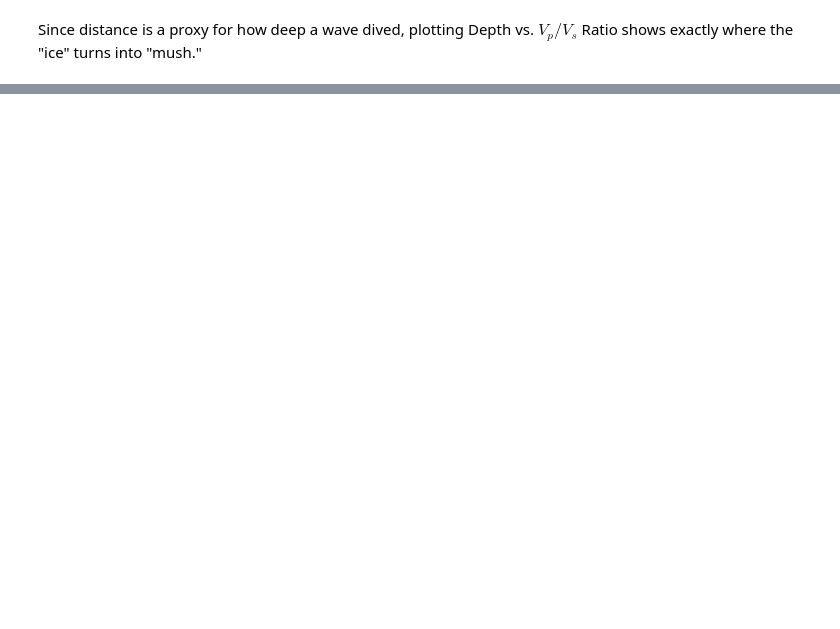
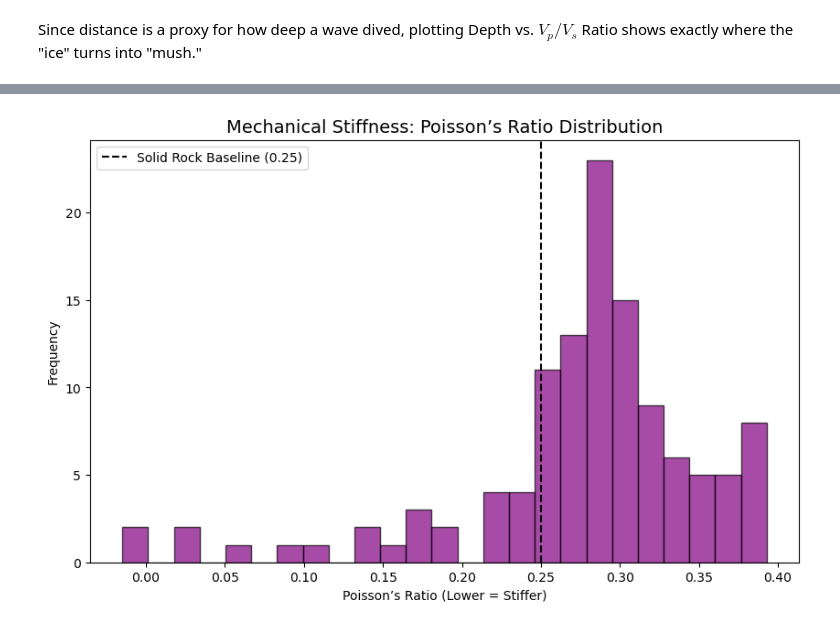
Before and after one commit to GPGN268/SP2026-FP08-Insight-Mission, a Jupyter notebook: depth_profile_analysis.ipynb, the cells around one changed output, grey strips where cells are left out. Cells and saved outputs as stored; diff of their text form; code cells hidden in the pictures; blank space fills up the shorter version.

```diff
--- a/depth_profile_analysis.ipynb
+++ b/depth_profile_analysis.ipynb
@@ -35,0 +70,17 @@ plt.show()
+# %%
+# Calculate Poisson's Ratio
+seismic_df['Poisson_Ratio'] = ((seismic_df['Vp_Vs_Ratio']**2) - 2) / (2 * (seismic_df['Vp_Vs_Ratio']**2 - 1))
+
+plt.figure(figsize=(10, 6))
+plt.hist(seismic_df['Poisson_Ratio'].dropna(), bins=25, color='purple', edgecolor='black', alpha=0.7)
+
+# 0.25 is typical for solid rock
+plt.axvline(0.25, color='black', linestyle='--', label='Solid Rock Baseline (0.25)')
+
+plt.title('Mechanical Stiffness: Poisson’s Ratio Distribution', fontsize=14)
+plt.xlabel('Poisson’s Ratio (Lower = Stiffer)')
+plt.ylabel('Frequency')
+plt.legend()
+plt.show()
+# %% [output]
+[figure, added]
```
Also changed, not shown: parts of 5 cells of this notebook.
